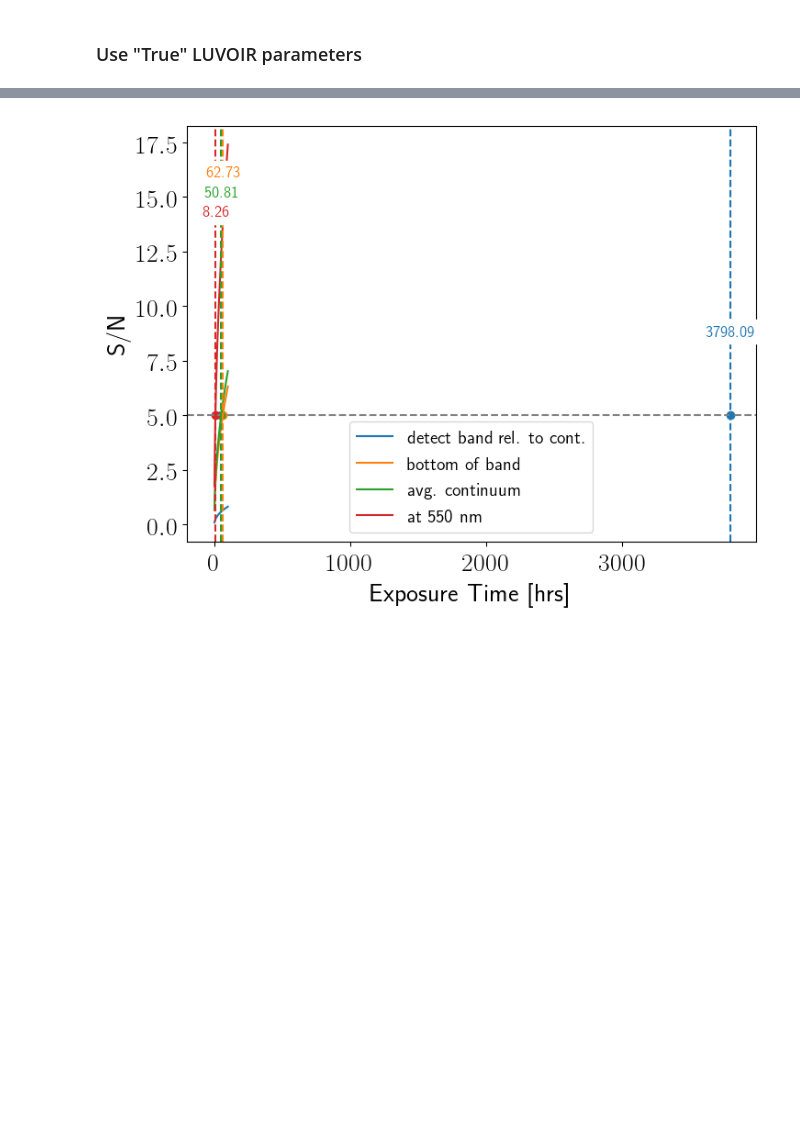
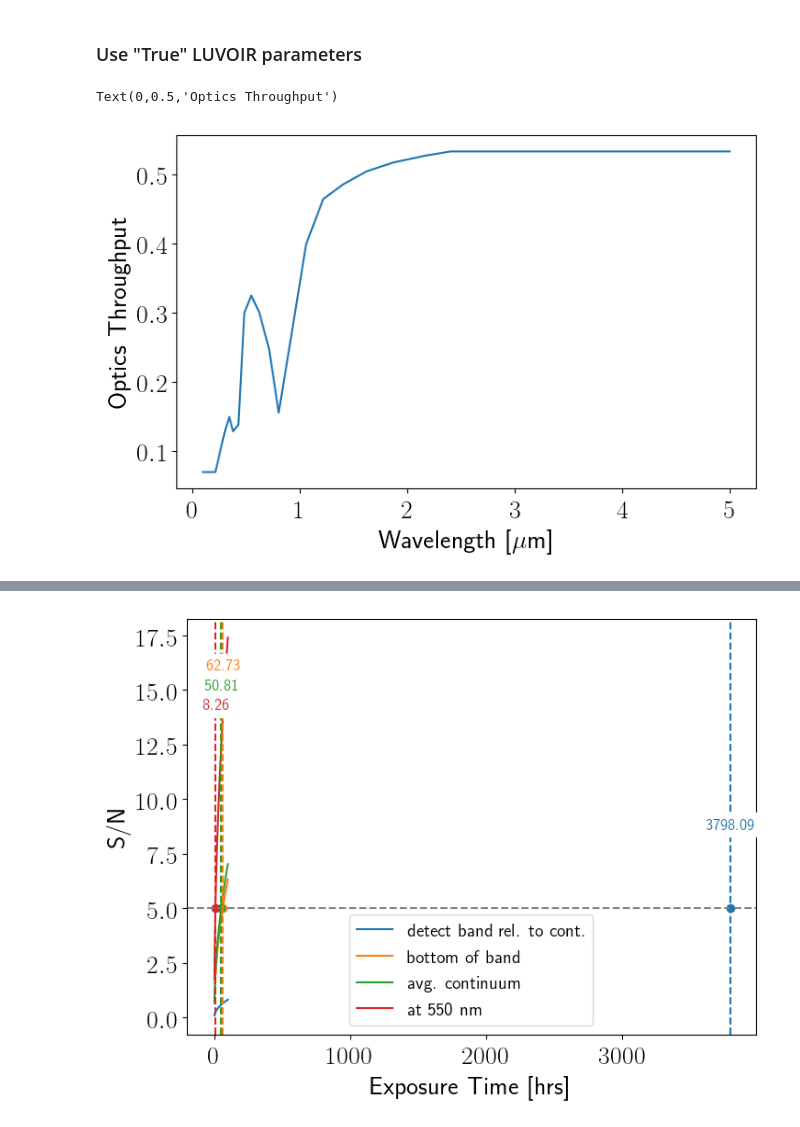
Before and after one commit to jlustigy/luvoir_hec_drm, a Jupyter notebook: notebooks/initial_spectroscopy.ipynb, the cells around one changed output, grey strips where cells are left out. Cells and saved outputs as stored; diff of their text form; code cells hidden in the pictures; blank space fills up the shorter version.

```diff
--- a/notebooks/initial_spectroscopy.ipynb
+++ b/notebooks/initial_spectroscopy.ipynb
@@ -872,4 +960,15 @@ def default_luvoir(architecture = "A", channel = "vis"):
     return telescope
+# %%
+data = np.genfromtxt("../inputs/optical_throughput.txt", skip_header=1)
+midlamt = 1e-3 * data[:,2]
+Tput_optics = data[:,3]
+
+plt.plot(midlamt, Tput_optics)
+plt.xlabel("Wavelength [$\mu$m]")
+plt.ylabel("Optics Throughput")
+# %% [output]
+Text(0,0.5,'Optics Throughput')
+[figure, added]
 # %%
 channels = ["UV", "vis", "NIR"]
 arch = "A"
```
Also changed, not shown: parts of 94 cells of this notebook, 4 other files.
